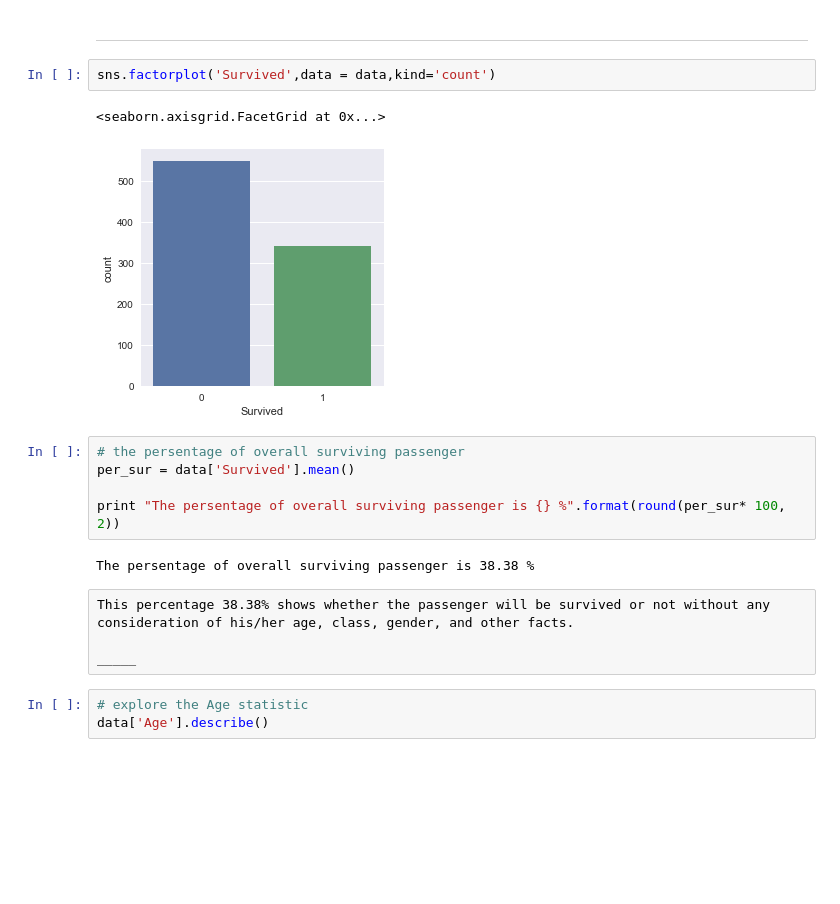
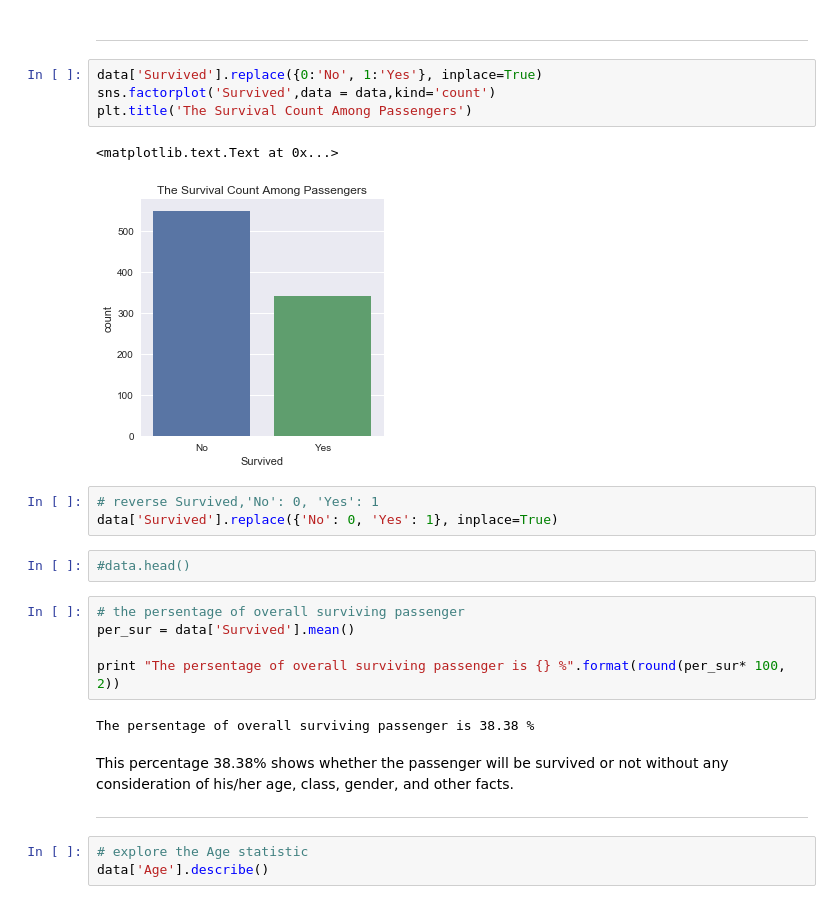
Before and after one commit to Alkhoraif/titanic_dand, a Jupyter notebook: dand_titanic_p2.ipynb, the cells around one changed output. Drawn from its saved outputs; the diff is of its cells as text; blank space fills up the shorter version.

```diff
--- a/dand_titanic_p2.ipynb
+++ b/dand_titanic_p2.ipynb
@@ -157,11 +157,18 @@ male         109    1379  17515.17
 # %% [markdown]
 
 ------------------
-# %%
-sns.factorplot('Survived',data = data,kind='count')
-# %% [output]
-<seaborn.axisgrid.FacetGrid at 0x...>
-[figure, removed]
+# %%
+data['Survived'].replace({0:'No', 1:'Yes'}, inplace=True)
+sns.factorplot('Survived',data = data,kind='count')
+plt.title('The Survival Count Among Passengers')
+# %% [output]
+<matplotlib.text.Text at 0x...>
+[figure, added]
+# %%
+# reverse Survived,'No': 0, 'Yes': 1
+data['Survived'].replace({'No': 0, 'Yes': 1}, inplace=True)
+# %%
+#data.head()
 # %%
 # the persentage of overall surviving passenger
 per_sur = data['Survived'].mean()
@@ -169,10 +176,10 @@ per_sur = data['Survived'].mean()
 print "The persentage of overall surviving passenger is {} %".format(round(per_sur* 100, 2))
 # %% [output]
 The persentage of overall surviving passenger is 38.38 %
-# %% [raw]
-This percentage 38.38% shows whether the passenger will be survived or not without any consideration of his/her age, class, gender, and other facts.
-
-_____
+# %% [markdown]
+This percentage 38.38% shows whether the passenger will be survived or not without any consideration of his/her age, class, gender, and other facts.
+
+---------
 # %%
 # explore the Age statistic
 data['Age'].describe()
```
Also changed, not shown: parts of 12 cells of this notebook.
